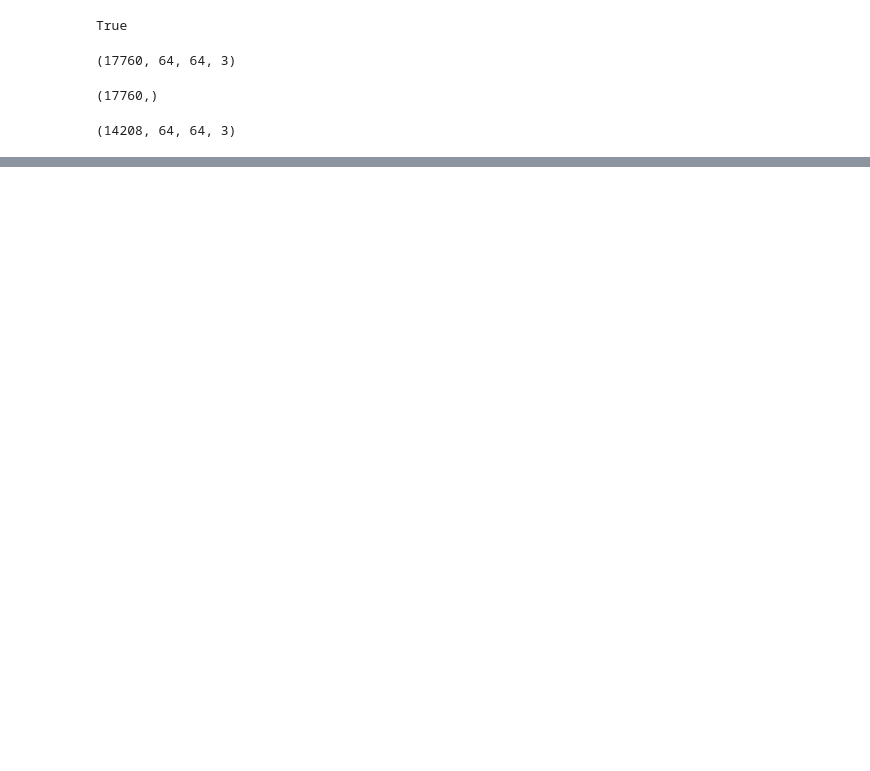
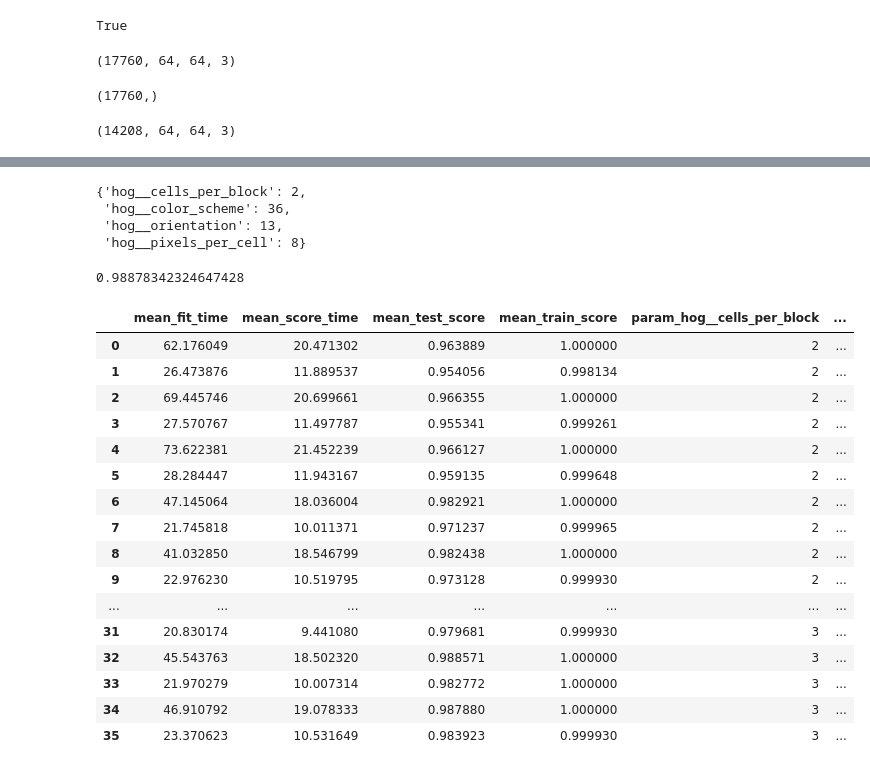
Before and after one commit to suryasumukh/CarND-Vehicle-Detection, a Jupyter notebook: notebooks/classifier.ipynb, the cells around one changed output, grey strips where cells are left out. Drawn from its saved outputs; the diff is of its cells as text; code cells hidden in the pictures; blank space fills up the shorter version.

Commit message:
feat: Model selection based on GridSearchCV

```diff
--- a/notebooks/classifier.ipynb
+++ b/notebooks/classifier.ipynb
@@ -109,0 +125,11 @@ grid.fit(x_train, y_train)
+# %%
+grid.best_params_
+# %% [output]
+{'hog__cells_per_block': 2,
+ 'hog__color_scheme': 36,
+ 'hog__orientation': 13,
+ 'hog__pixels_per_cell': 8}
+# %%
+grid.best_score_
+# %% [output]
+0.98878342324647428
@@ -110 +138,23 @@ grid.fit(x_train, y_train)
+# %%
+results = pd.DataFrame(grid.cv_results_)
+# %%
+results
+# %% [output]
+|  | mean_fit_time | mean_score_time | mean_test_score | mean_train_score | param_hog__cells_per_block | ... |
+| 0 | 62.176049 | 20.471302 | 0.963889 | 1.000000 | 2 | ... |
+| 1 | 26.473876 | 11.889537 | 0.954056 | 0.998134 | 2 | ... |
+| 2 | 69.445746 | 20.699661 | 0.966355 | 1.000000 | 2 | ... |
+| 3 | 27.570767 | 11.497787 | 0.955341 | 0.999261 | 2 | ... |
+| 4 | 73.622381 | 21.452239 | 0.966127 | 1.000000 | 2 | ... |
+| 5 | 28.284447 | 11.943167 | 0.959135 | 0.999648 | 2 | ... |
+| 6 | 47.145064 | 18.036004 | 0.982921 | 1.000000 | 2 | ... |
+| 7 | 21.745818 | 10.011371 | 0.971237 | 0.999965 | 2 | ... |
+| 8 | 41.032850 | 18.546799 | 0.982438 | 1.000000 | 2 | ... |
+| 9 | 22.976230 | 10.519795 | 0.973128 | 0.999930 | 2 | ... |
+| ... | ... | ... | ... | ... | ... | ... |
+| 31 | 20.830174 | 9.441080 | 0.979681 | 0.999930 | 3 | ... |
+| 32 | 45.543763 | 18.502320 | 0.988571 | 1.000000 | 3 | ... |
+| 33 | 21.970279 | 10.007314 | 0.982772 | 1.000000 | 3 | ... |
+| 34 | 46.910792 | 19.078333 | 0.987880 | 1.000000 | 3 | ... |
+| 35 | 23.370623 | 10.531649 | 0.983923 | 0.999930 | 3 | ... |
 # %%
```
Also changed, not shown: parts of 11 cells of this notebook, 2 other files.
